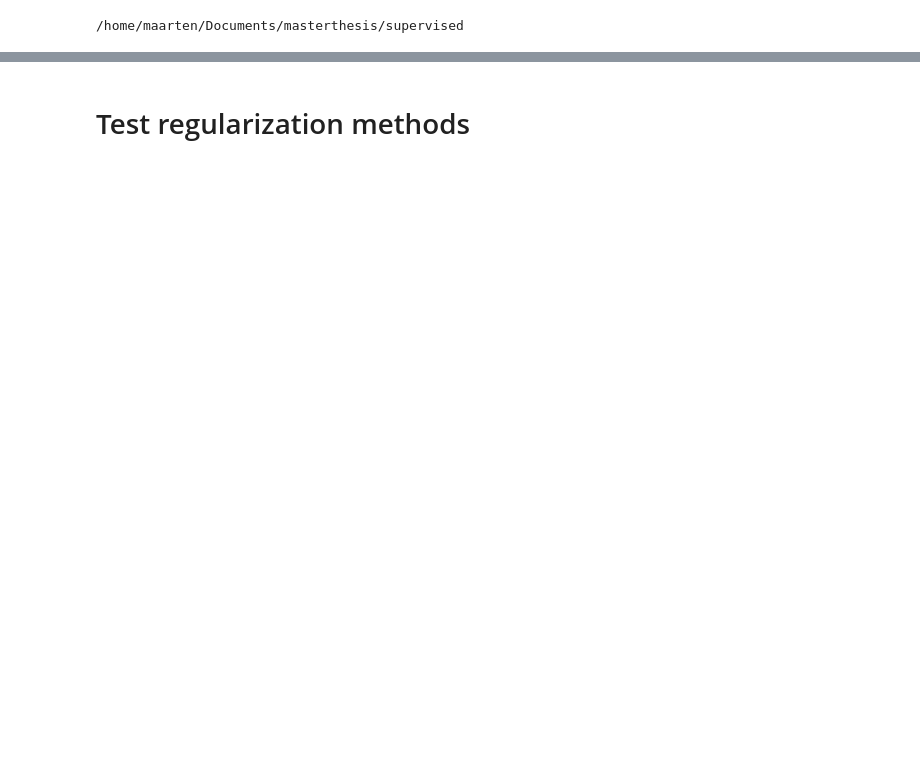
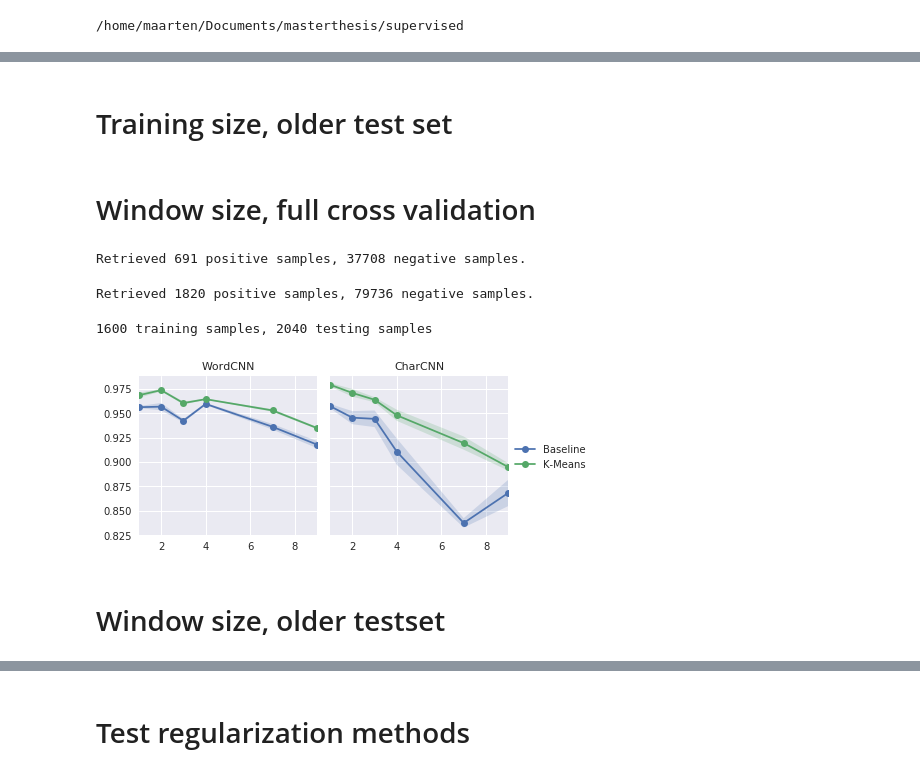
Before and after one commit to maarten990/masterthesis, a Jupyter notebook: charcnn.ipynb, the cells around one changed output, grey strips where cells are left out. Drawn from its saved outputs; the diff is of its cells as text; code cells hidden in the pictures; blank space fills up the shorter version.

Commit message:
add plotting function for CNN vs CharCNN

```diff
--- a/charcnn.ipynb
+++ b/charcnn.ipynb
@@ -97,6 +67,8 @@ evaluate.analyze_size(d, 'number of samples', 'model', '../report/figures/result
 # %%
 evaluate.analyze_wrapper(baseline, kmeans, None, 'model', '../report/figures/results/main_window4_data_oldtest')
 #evaluate.analyze_wrapper(baseline, kmeans, gmm, 'model')
+# %% [markdown]
+# Training size, older test set
 # %%
 # test on old data
 
@@ -130,6 +102,8 @@ for n in [50, 100, 400, 800, 1200, 1600, 2000, 2400]:
     baseline[n] = [v[0] for v in values]
     kmeans[n] = [v[1] for v in values]
 #    gmm[n] = [v[2] for v in values]
+# %% [markdown]
+# Window size, full cross validation
 # %%
 params = train.CNNParams(
     embed_size=100,
@@ -140,21 +114,64 @@ params = train.CNNParams(
     max_norm=3,
 )
 
-optim_fn = lambda p: torch.optim.Adadelta(p)
+char_params = train.CharCNNParams(
+    dropout=0.5,
+    epochs=100,
+    max_norm=3,
+)
+
+#optim_fn = lambda p: torch.optim.Adadelta(p)
+optim_fn = lambda p: torch.optim.Adam(p, weight_decay=0.0001)
 model_fns = [lambda r: models.NoClusterLabels(r, params.dropout),
-             lambda r: models.CategoricalClusterLabels(r, num_clusters, window_size, params.dropout)]
+             lambda r: models.CategoricalClusterLabels(r, num_clusters, window_size, params.dropout),
 
-no_labels = {}
-with_labels = {}
+             lambda r: models.NoClusterLabels(r, char_params.dropout),
+             lambda r: models.CategoricalClusterLabels(r, num_clusters, window_size, char_params.dropout)]
 
-for window_size in 3, 5, 9, 7, 11, 15:
+#baseline = {}
+#kmeans = {}
+#char_baseline = {}
+#char_kmeans = {}
+
+for window_size in [1]:
     num_clusters = 9
-    dataset, validset = load_dataset(num_clusters, window_size)
+    dataset, validset = evaluate.load_dataset(num_clusters, window_size)
 
-    values = evaluate.cross_val(10, 1200, model_fns, [False, False], optim_fn, dataset, params,
+    values = evaluate.cross_val(5, 1600, model_fns, [False, False, False, False], optim_fn, dataset,
+                                params=[params, params, char_params, char_params],
                                 early_stopping=10,
-                                validation_set=validset,
+                                validation_set=None,
+                                batch_size=128,
                                 testset=None)
-    no_labels[window_size] = [v[0] for v in values]
-    with_labels[window_size] = [v[1] for v in values]
+    baseline[window_size] = [v[0] for v in values]
+    kmeans[window_size] = [v[1] for v in values]
+    char_baseline[window_size] = [v[2] for v in values]
+    char_kmeans[window_size] = [v[3] for v in values]
+# %% [output]
+Retrieved 691 positive samples, 37708 negative samples.
+Retrieved 1820 positive samples, 79736 negative samples.
+1600 training samples, 2040 testing samples
+# %%
+d = {
+    "WordCNN": {
+        s: {
+            'Baseline': baseline[s],
+            'K-Means': kmeans[s],
+        }
+        for s in baseline.keys()
+    },
+    "CharCNN": {
+        s: {
+            'Baseline': char_baseline[s],
+            'K-Means': char_kmeans[s],
+        }
+        for s in baseline.keys()
+    }
+}
+#evaluate.analyze_tseries(d, 'window size', 'model')
+evaluate.analyze_cnns(d, "window size", "model", "../report/figures/results/1600-windowsize")
+# %% [output]
+[figure, added]
+# %% [markdown]
+# Window size, older testset
 # %%
```
Also changed, not shown: parts of 10 cells of this notebook, 2 other files.
